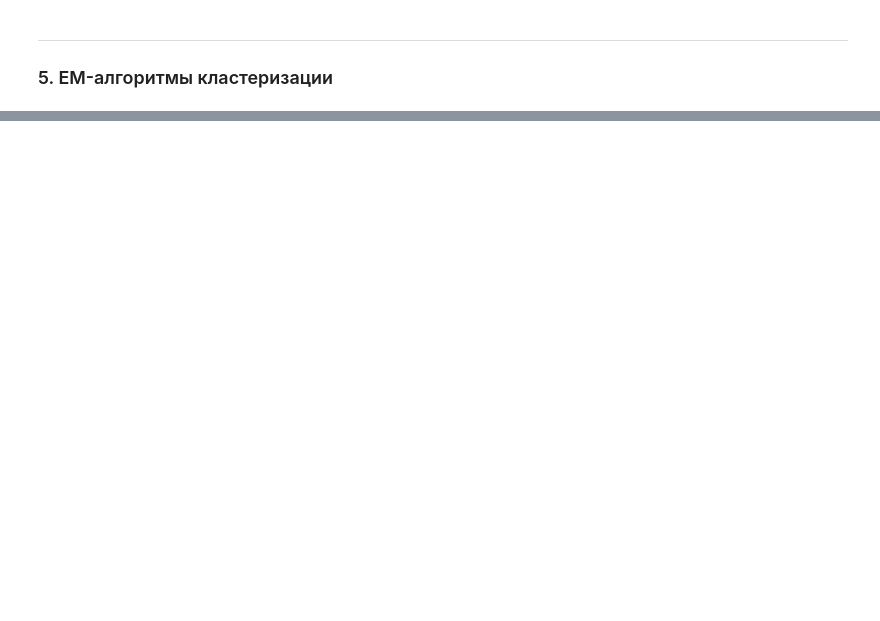
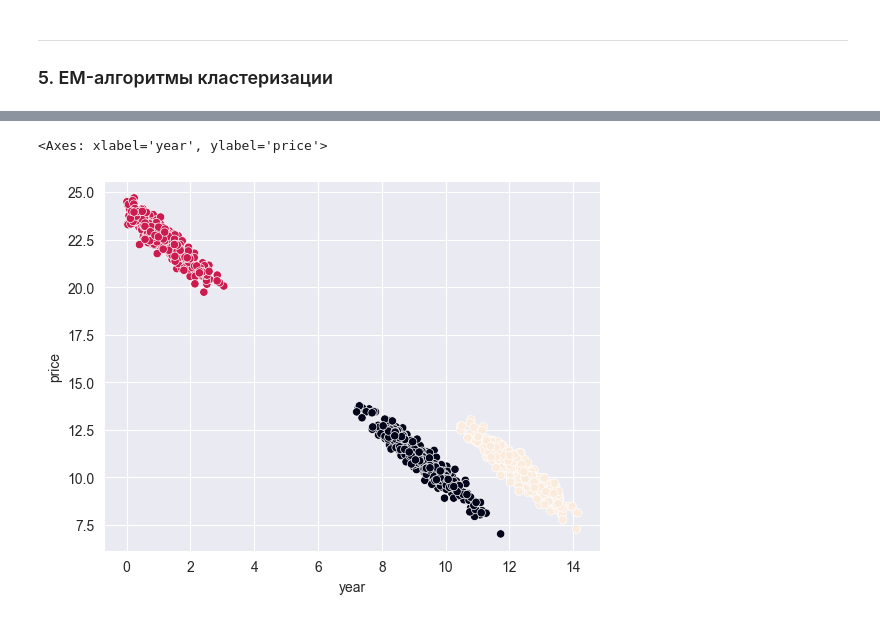
Before and after one commit to Blooodniy/SF_DS, a Jupyter notebook: ML/ML-4. Обучение без учителя кластеризация и техники понижения размерности/ML-4.ipynb, the cells around one changed output, grey strips where cells are left out. Cells and saved outputs as stored; diff of their text form; code cells hidden in the pictures; blank space fills up the shorter version.

```diff
--- a/ML/ML-4. Обучение без учителя кластеризация и техники понижения размерности/ML-4.ipynb
+++ b/ML/ML-4. Обучение без учителя кластеризация и техники понижения размерности/ML-4.ipynb
@@ -319,0 +426,12 @@ agglomerative_clustering.labels_
+# %%
+gm_clustering = GaussianMixture(n_components=3, random_state=42)
+
+gm_clustering.fit(X)
+
+gm_prediction = gm_clustering.predict(X)
+
+housing_df['Clusters_k3'] = gm_prediction
+sns.scatterplot(x=housing_df.year, y=housing_df.price, c=housing_df.Clusters_k3)
+# %% [output]
+<Axes: xlabel='year', ylabel='price'>
+[figure, added]
```
Also changed, not shown: parts of 27 cells of this notebook, 1 other file.
